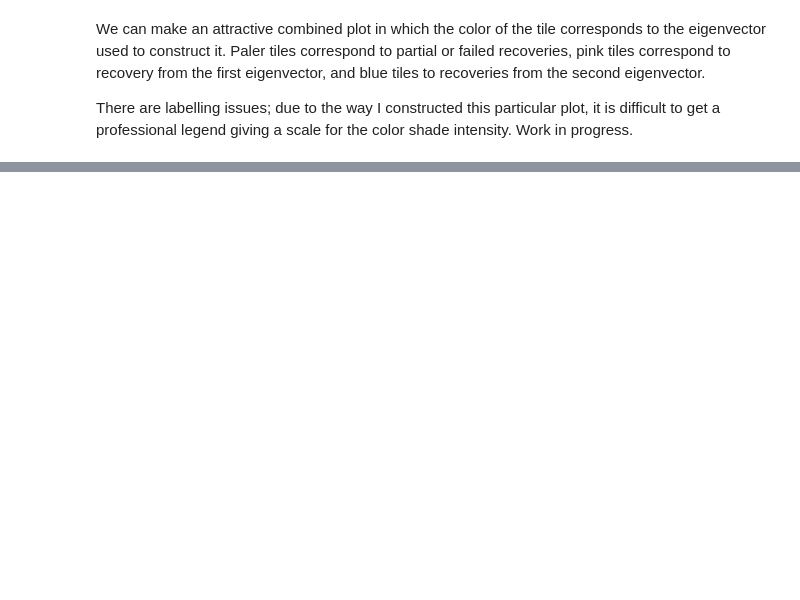
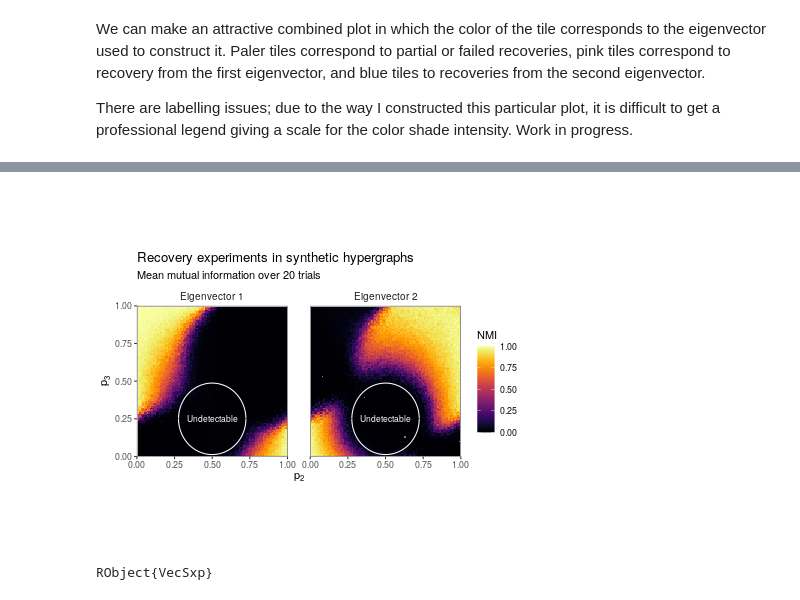
Before and after one commit to jamiehadd/HypergraphSpectralClustering, a Jupyter notebook: linearized-BP.ipynb, the cells around one changed output, grey strips where cells are left out. Cells and saved outputs as stored; diff of their text form; code cells hidden in the pictures; blank space fills up the shorter version.

```diff
--- a/linearized-BP.ipynb
+++ b/linearized-BP.ipynb
@@ -206,12 +250,16 @@ curve <- tibble(expand.grid(P_2 = seq(0, 1, 0.00001), EV = c("Eigenvector 1", "E
 p <- df %>%
     ggplot() +
     geom_tile(aes(x = P_2, y = P_3, fill = MI)) +
-    theme_minimal() +
+    theme_bw() +
     scale_x_continuous(expand = c(0,0), limits = c(0, 1)) +
     scale_y_continuous(expand = c(0,0), limits = c(0, 1)) +
     xlab(expression(p[2])) +
     ylab(expression(p[3])) +
-    theme(panel.grid = element_blank(), panel.spacing = unit(2, "lines")) +
+    theme(panel.grid = element_blank(),
+          panel.spacing = unit(2, "lines"),
+          strip.background = element_blank(),
+          panel.spacing.x = unit(8, "mm"),
+          strip.text = element_text(size = 10)) +
     coord_fixed() +
     facet_wrap(~EV) +
     guides(alpha = FALSE, fill = guide_colorbar(title = "NMI")) +
@@ -225,3 +273,4 @@ p <- df %>%
 ggsave("fig/linearized-bp-heatmap-with-annotation-2-panel.png", p,  width = 8, height = 4)
 p
 """
+# %% [output]
@@ -227,0 +283,2 @@ p
+[figure, added]
+RObject{VecSxp}
```
Also changed, not shown: parts of 9 cells of this notebook, 5 other files.
